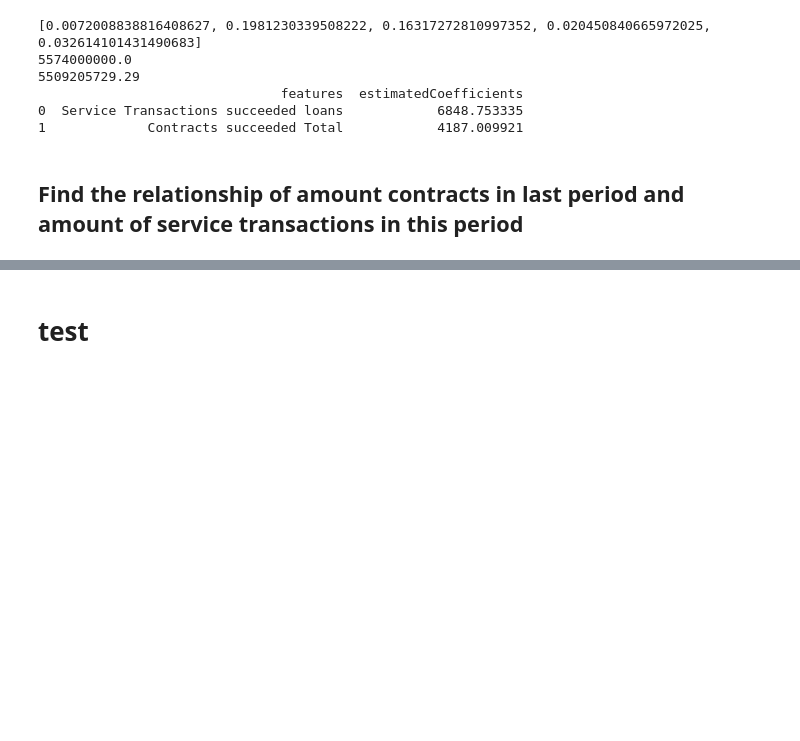
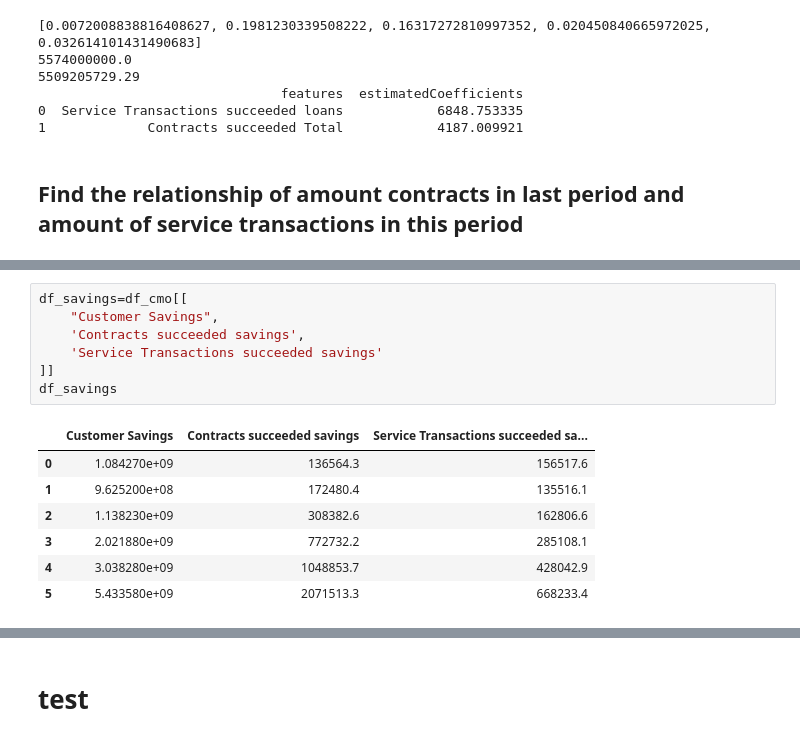
Before and after one commit to zfdcode/something, a Jupyter notebook: CIOGame/CIO.ipynb, the cells around one changed output, grey strips where cells are left out. Saved outputs shown, nothing was run; the diff lists cells and outputs as text; blank space fills up the shorter version.

```diff
--- a/CIOGame/CIO.ipynb
+++ b/CIOGame/CIO.ipynb
@@ -111,0 +175,15 @@ df_ta_loans
+# %%
+df_savings=df_cmo[[
+    "Customer Savings",
+    'Contracts succeeded savings',
+    'Service Transactions succeeded savings'
+]]
+df_savings
+# %% [output]
+|  | Customer Savings | Contracts succeeded savings | Service Transactions succeeded sa... |
+| 0 | 1.084270e+09 | 136564.3 | 156517.6 |
+| 1 | 9.625200e+08 | 172480.4 | 135516.1 |
+| 2 | 1.138230e+09 | 308382.6 | 162806.6 |
+| 3 | 2.021880e+09 | 772732.2 | 285108.1 |
+| 4 | 3.038280e+09 | 1048853.7 | 428042.9 |
+| 5 | 5.433580e+09 | 2071513.3 | 668233.4 |
```
Also changed, not shown: parts of 18 cells of this notebook, 1 other file.
